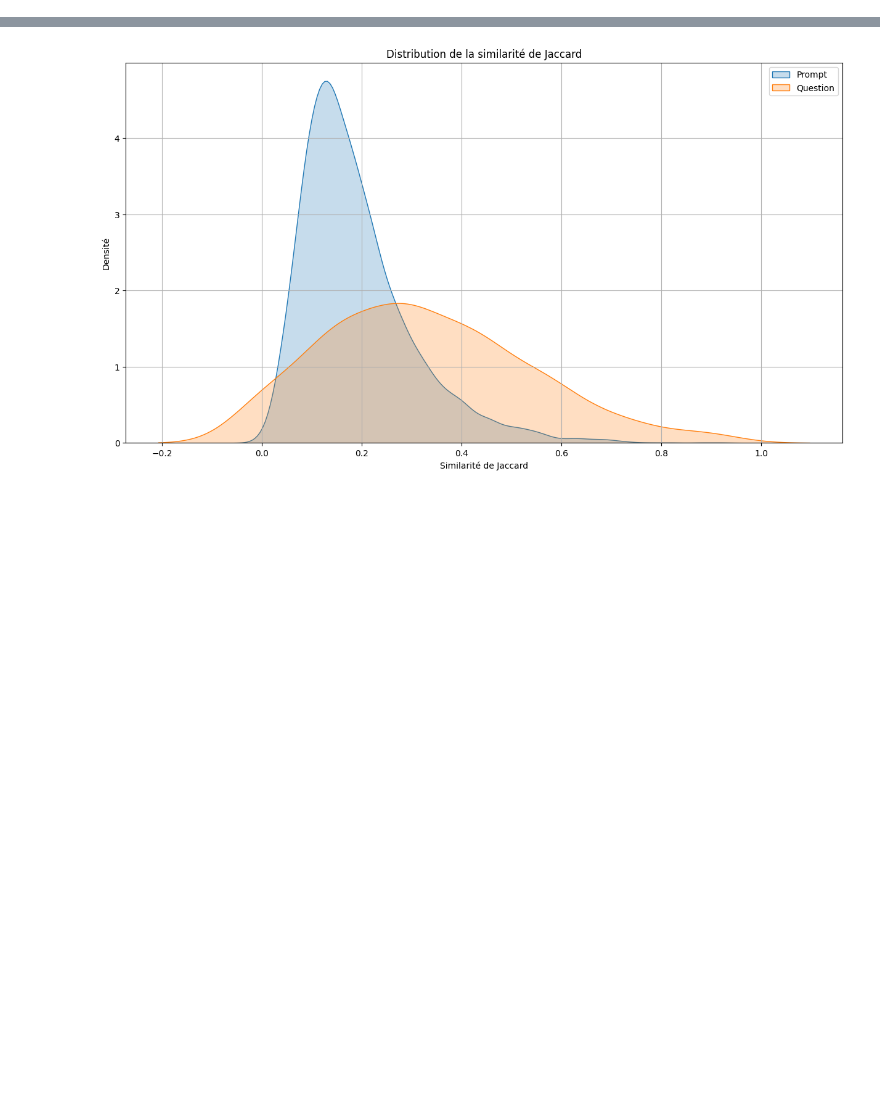
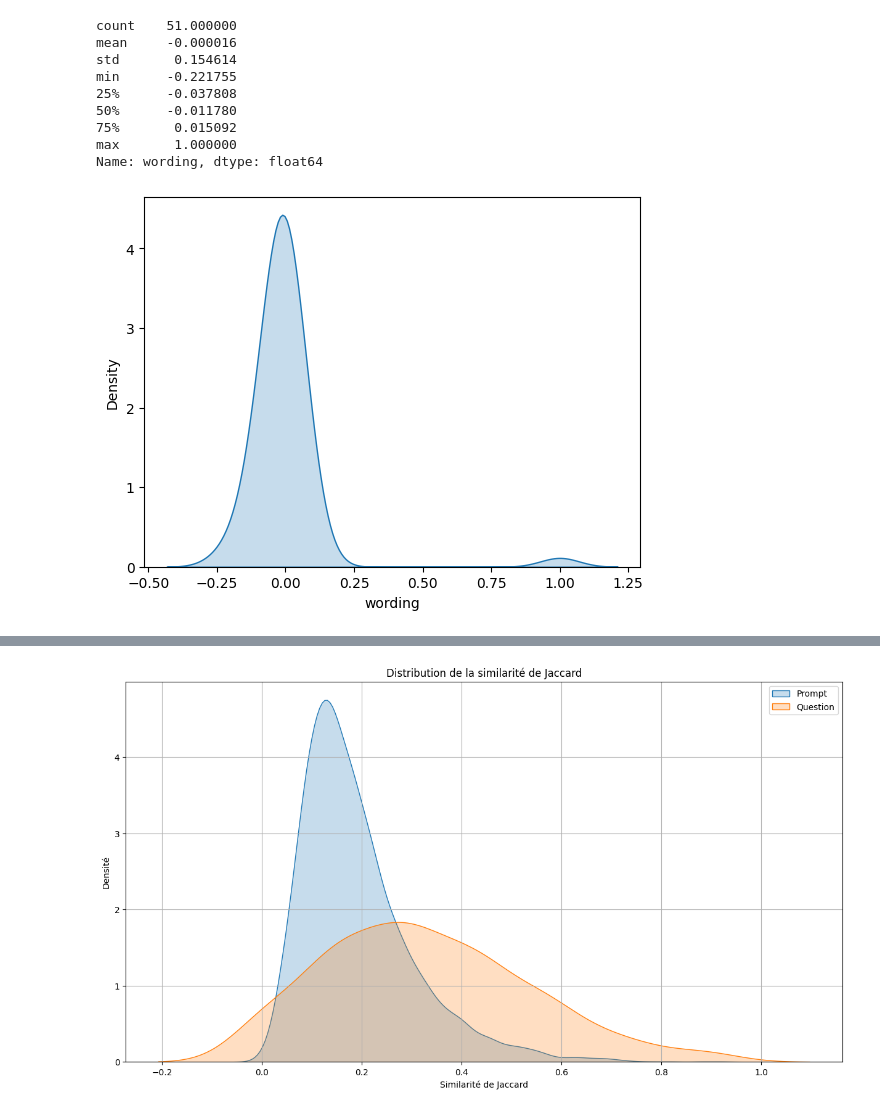
Before and after one commit to Camille9999/Simplon-Certification, a Jupyter notebook: amelioration_projet/feature_engineering.ipynb, the cells around one changed output, grey strips where cells are left out. Cells and saved outputs as stored; diff of their text form; code cells hidden in the pictures; blank space fills up the shorter version.

```diff
--- a/amelioration_projet/feature_engineering.ipynb
+++ b/amelioration_projet/feature_engineering.ipynb
@@ -237,0 +364,3 @@ sns.heatmap(corr, annot=True);
+# %%
+df_train_summaries_wording = pd.concat([df_train_summaries[['wording'] + FEATURES], vector_to_df(df_train_summaries, wording_reductor)], axis=1).rename({i : str(i) for i in range(50)}, axis=1)
+df_train_summaries_wording.head()
@@ -238,3 +374,18 @@ sns.heatmap(corr, annot=True);
+# %%
+corr = df_train_summaries_wording[['wording'] + [str(i) for i in range(50)]].corr()
+sns.kdeplot(corr['wording'], fill=True)
+corr['wording'].describe()
+# %% [output]
+count    51.000000
+mean     -0.000016
+std       0.154614
+min      -0.221755
+25%      -0.037808
+50%      -0.011780
+75%       0.015092
+max       1.000000
+Name: wording, dtype: float64
+[figure, added]
 # %%
 sns.pairplot(df_train_summaries[TARGETS + FEATURES])
 # %% [output]
```
Also changed, not shown: parts of 51 cells of this notebook, 2 other files.
